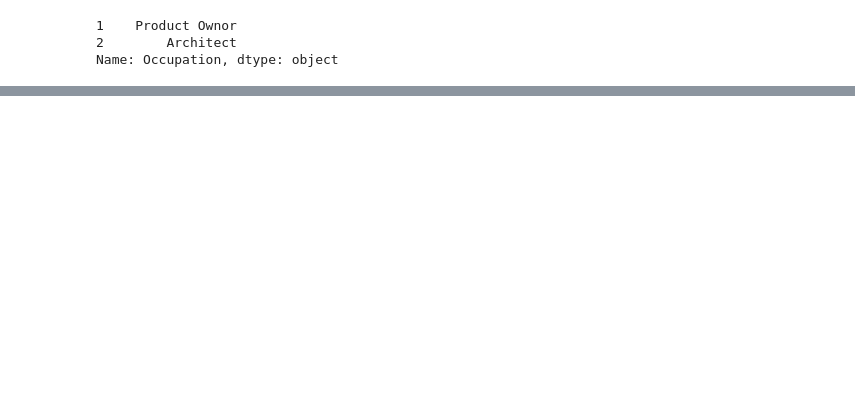
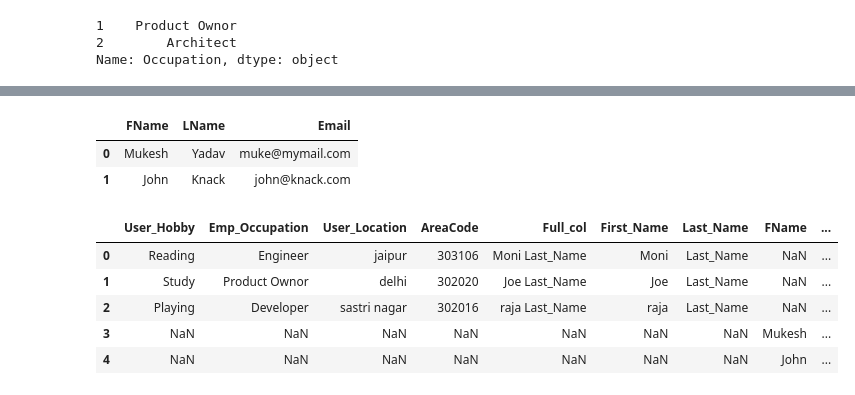
Before and after one commit to eryadavmukesh/Machine_Learning, a Jupyter notebook: Libraries/Pandas/Create_DataFrame.ipynb, the cells around one changed output, grey strips where cells are left out. Saved outputs shown, nothing was run; the diff lists cells and outputs as text; code cells hidden in the pictures; blank space fills up the shorter version.

```diff
--- a/Libraries/Pandas/Create_DataFrame.ipynb
+++ b/Libraries/Pandas/Create_DataFrame.ipynb
@@ -282,0 +584,5 @@ Name: Occupation, dtype: object
+# %%
+# dropping first & last name column
+
+df.drop(columns=['First_Name', 'Last_Name'], inplace=True)
+df
@@ -282,0 +603,8 @@ Name: Occupation, dtype: object
+# %%
+# I can see that i got two columns now adding back to original df
+
+df[['First_Name', 'Last_Name']] = df['Full_col'].str.split(' ', expand = True)
+# %%
+# append data in the rows
+
+df.append({'First_Name':'Mannat' },ignore_index= True)
@@ -282,0 +617,28 @@ Name: Occupation, dtype: object
+# %%
+# I can append two data frames also
+
+persons3 = {
+    'FName':['Mukesh','John'],
+    'LName':['Yadav', 'Knack'],
+    'Email':['muke@mymail.com', 'john@knack.com']
+
+}
+
+df2 = pd.DataFrame(persons3)
+# %%
+df2
+# %% [output]
+|  | FName | LName | Email |
+| 0 | Mukesh | Yadav | muke@mymail.com |
+| 1 | John | Knack | john@knack.com |
+# %%
+# Appending df2 into df by seting ignore_index = True
+
+df.append(df2, ignore_index=True)
+# %% [output]
+|  | User_Hobby | Emp_Occupation | User_Location | AreaCode | Full_col | First_Name | Last_Name | FName | ... |
+| 0 | Reading | Engineer | jaipur | 303106 | Moni Last_Name | Moni | Last_Name | NaN | ... |
+| 1 | Study | Product Ownor | delhi | 302020 | Joe Last_Name | Joe | Last_Name | NaN | ... |
+| 2 | Playing | Developer | sastri nagar | 302016 | raja Last_Name | raja | Last_Name | NaN | ... |
+| 3 | NaN | NaN | NaN | NaN | NaN | NaN | NaN | Mukesh | ... |
+| 4 | NaN | NaN | NaN | NaN | NaN | NaN | NaN | John | ... |
```
Also changed, not shown: parts of 54 cells of this notebook, 9 other files.
